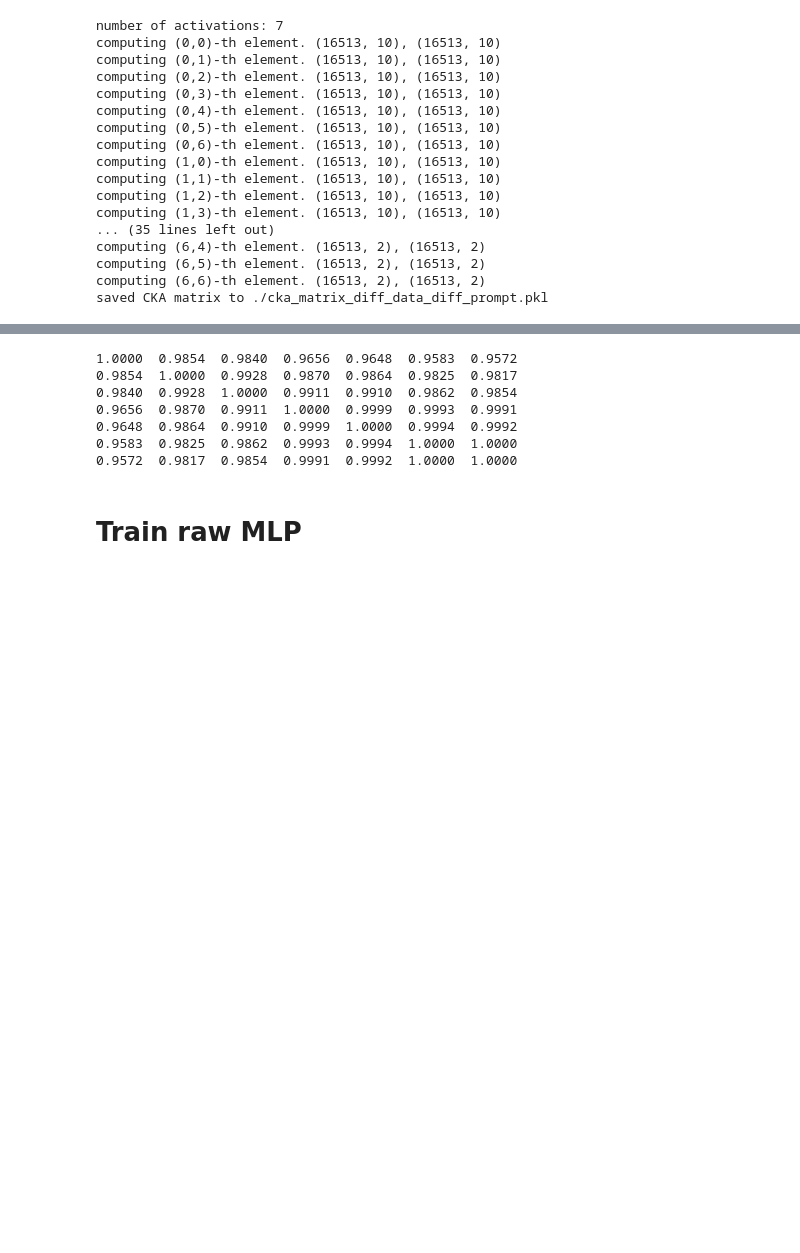
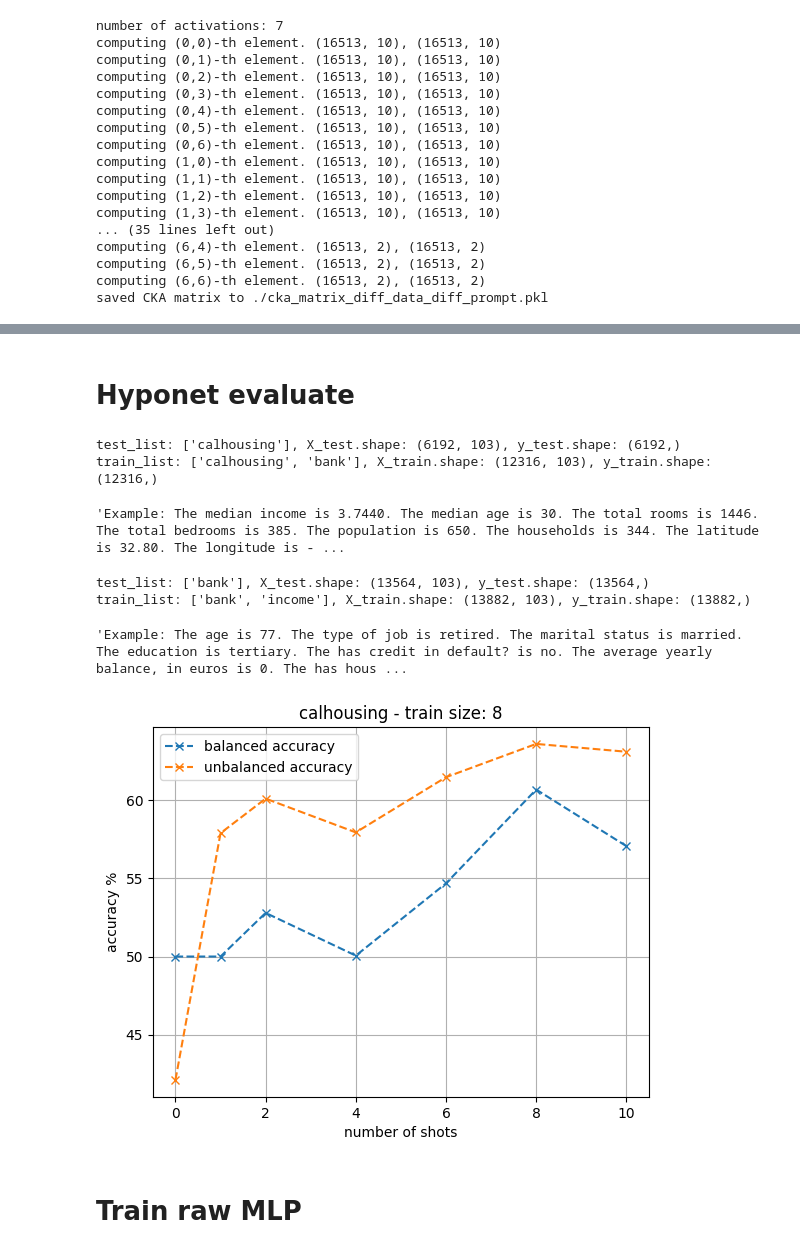
Before and after one commit to pasandissanayake/trans-hyper, a Jupyter notebook: rep_similarity_check.ipynb, the cells around one changed output, grey strips where cells are left out. Drawn from its saved outputs; the diff is of its cells as text; code cells hidden in the pictures; blank space fills up the shorter version.

```diff
--- a/rep_similarity_check.ipynb
+++ b/rep_similarity_check.ipynb
@@ -369,10 +341,2 @@ min: 0.9572072532712624, max: 1.0
-# %%
-print_matrix(loaded_matrix)
-# %% [output]
-1.0000  0.9854  0.9840  0.9656  0.9648  0.9583  0.9572
-0.9854  1.0000  0.9928  0.9870  0.9864  0.9825  0.9817
-0.9840  0.9928  1.0000  0.9911  0.9910  0.9862  0.9854
-0.9656  0.9870  0.9911  1.0000  0.9999  0.9993  0.9991
-0.9648  0.9864  0.9910  0.9999  1.0000  0.9994  0.9992
-0.9583  0.9825  0.9862  0.9993  0.9994  1.0000  1.0000
-0.9572  0.9817  0.9854  0.9991  0.9992  1.0000  1.0000
+# %% [markdown]
+# Hyponet evaluate
@@ -379,2 +375,52 @@ print_matrix(loaded_matrix)
+# %%
+X_test, y_test, test_ds, _, _, _ = load_tabllm_datasets(train_list=["income", "bank"],
+                                                        test_list=["calhousing"],
+                                                        balanced={"train": True, "val": False, "test": False},
+                                                        test_ratio=0.3,
+                                                        train_ratio=0.5)
+# %% [output]
+test_list: ['calhousing'], X_test.shape: (6192, 103), y_test.shape: (6192,)
+train_list: ['calhousing', 'bank'], X_train.shape: (12316, 103), y_train.shape: (12316,)
+# %%
+test_ds[0, True]
+# %% [output]
+'Example: The median income is 3.7440. The median age is 30. The total rooms is 1446. The total bedrooms is 385. The population is 650. The households is 344. The latitude is 32.80. The longitude is - ...
+# %%
+X_eval, y_eval, eval_ds, _, _, _ = load_tabllm_datasets(train_list=["bank", "income"],
+                                                  test_list=["bank"],
+                                                  balanced={"train": True, "val": False, "test": False},
+                                                  test_ratio=0.3,
+                                                  train_ratio=0.5)
+# %% [output]
+test_list: ['bank'], X_test.shape: (13564, 103), y_test.shape: (13564,)
+train_list: ['bank', 'income'], X_train.shape: (13882, 103), y_train.shape: (13882,)
+# %%
+eval_ds[0, True]
+# %% [output]
+'Example: The age is 77. The type of job is retired. The marital status is married. The education is tertiary. The has credit in default? is no. The average yearly balance, in euros is 0. The has hous ...
+# %%
+balanced_acc = []
+unbalanced_acc = []
+f1 = []
+# n_shots_list = [0, 4, 8, 16, 32, 64, 128, 256]
+n_shots_list = [0, 1, 2, 4, 6, 8, 10]
+
+for n_shots in n_shots_list:
+    metrics = compute_metrics(cfg=cfg, n_shots=n_shots, prompt_ds=test_ds, X_test=X_test, y_test=y_test)
+    balanced_acc.append(metrics['balanced_acc'])
+    unbalanced_acc.append(metrics['unbalanced_acc'])
+    f1.append(metrics['f1_score'])
+# %%
+plt.plot(n_shots_list, balanced_acc, 'x--', label="balanced accuracy")
+plt.plot(n_shots_list, unbalanced_acc, 'x--', label="unbalanced accuracy")
+# plt.plot(n_shots_list, f1, 'x--', label="f1 score")
+plt.title("calhousing - train size: 8")
+plt.xlabel("number of shots")
+plt.ylabel("accuracy %")
+plt.grid(True)
+plt.legend()
+plt.show()
+# %% [output]
+[figure, added]
 # %% [markdown]
 # Train raw MLP
```
Also changed, not shown: parts of 34 cells of this notebook, 12 other files.
